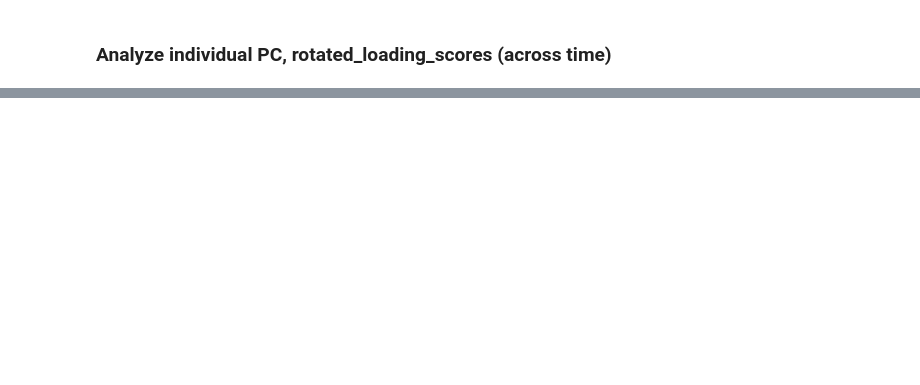
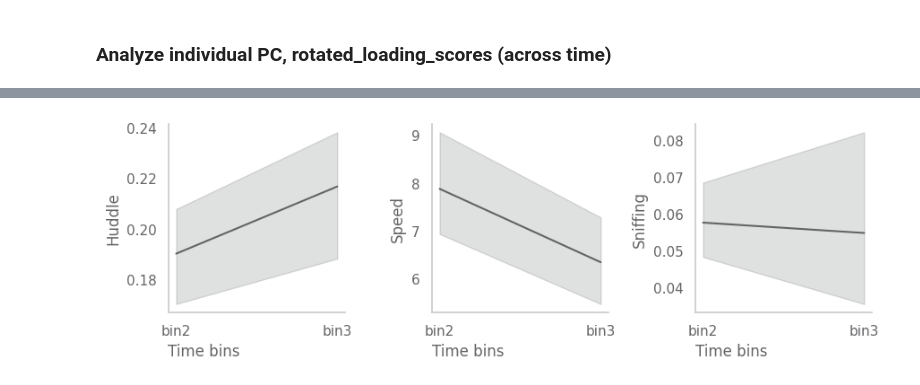
Before and after one commit to marccanela/deepof_abg, a Jupyter notebook: supervised_pipeline.ipynb, the cells around one changed output, grey strips where cells are left out. Saved outputs shown, nothing was run; the diff lists cells and outputs as text; code cells hidden in the pictures; blank space fills up the shorter version.

```diff
--- a/supervised_pipeline.ipynb
+++ b/supervised_pipeline.ipynb
@@ -147,15 +169,15 @@ visuals_customized.timelapse(dataframe_for_titles, concat_hue, 'huddle')
 # %%
 # Plot some individual behaviors over bins
-fig, (ax1, ax2, ax3, ax4, ax5) = plt.subplots(1, 5, figsize=(15, 3))
+fig, (ax1, ax2, ax3) = plt.subplots(1, 3, figsize=(9, 3))
 
 visuals_customized.timelapse(dataframe_for_titles, concat_hue, 'huddle', ax=ax1)
-visuals_customized.timelapse(dataframe_for_titles, concat_hue, 'sniffing', ax=ax2)
-visuals_customized.timelapse(dataframe_for_titles, concat_hue, 'climbing', ax=ax3)
-visuals_customized.timelapse(dataframe_for_titles, concat_hue, 'lookaround', ax=ax4)
-visuals_customized.timelapse(dataframe_for_titles, concat_hue, 'speed', ax=ax5)
+visuals_customized.timelapse(dataframe_for_titles, concat_hue, 'speed', ax=ax2)
+visuals_customized.timelapse(dataframe_for_titles, concat_hue, 'sniffing', ax=ax3)
 
 # ax1.set_title("supervised embeddings of full videos")
 # ax2.set_title("supervised embeddings of first two minutes")
 
 plt.tight_layout()
 plt.show()
+# %% [output]
+[figure, added]
```
Also changed, not shown: parts of 20 cells of this notebook, 4 other files.
